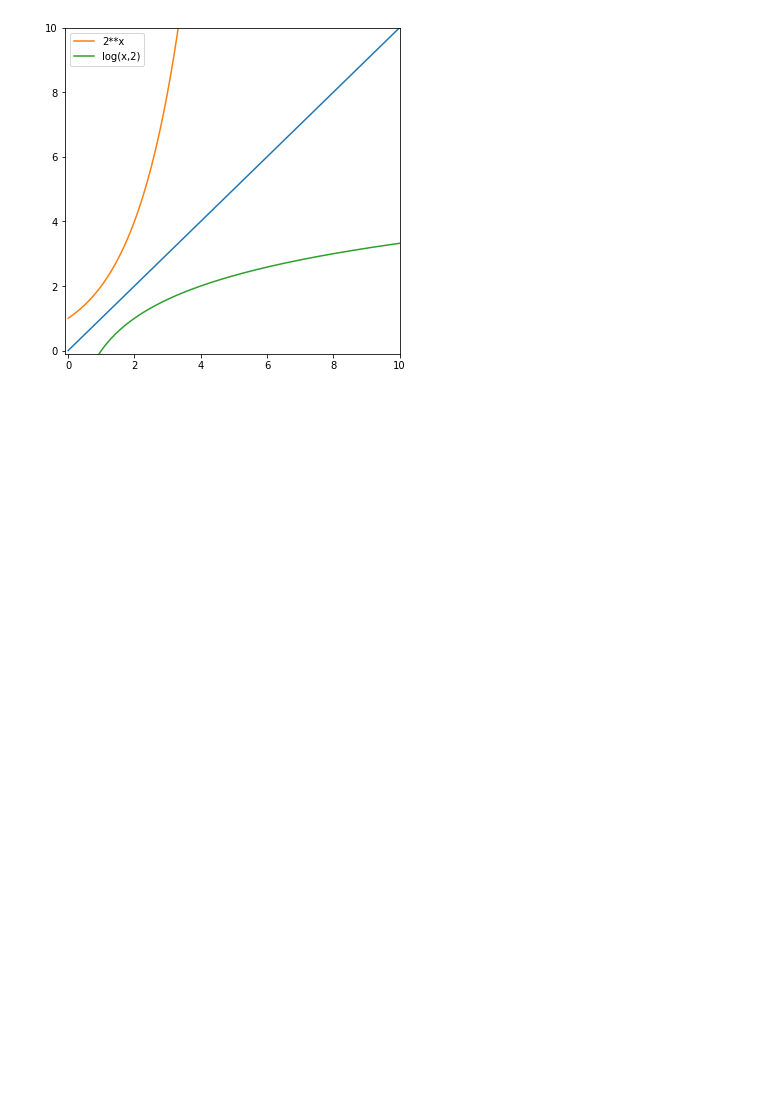
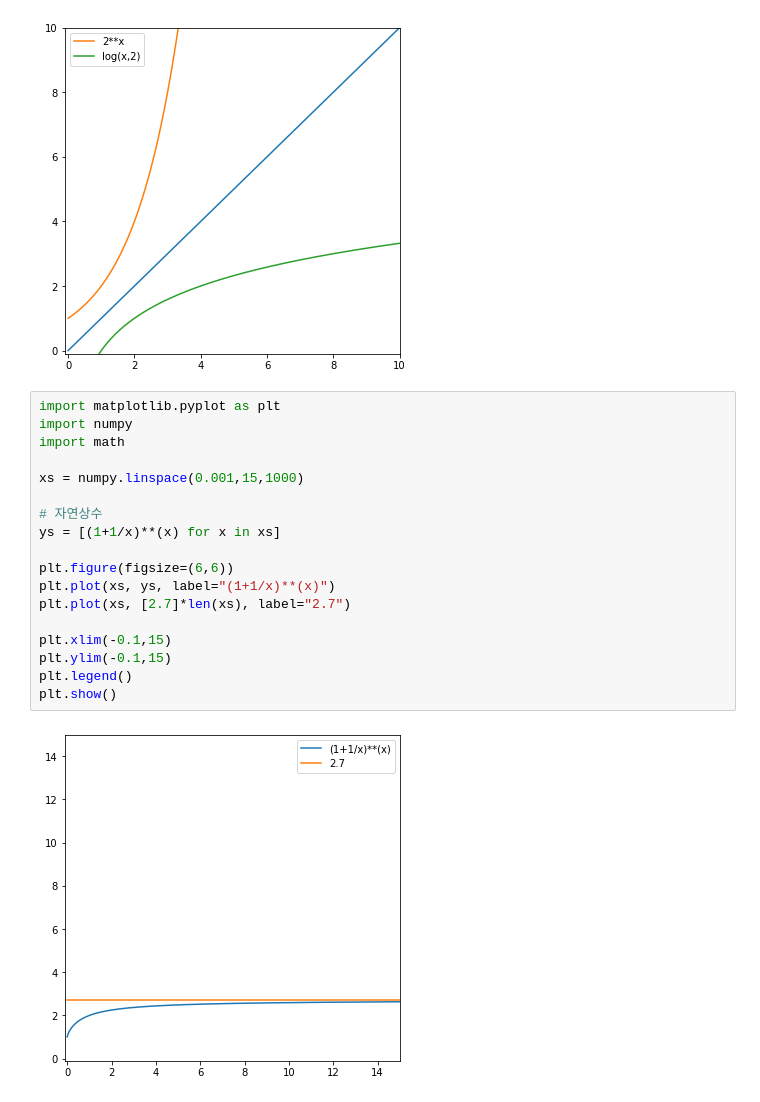
Before and after one commit to zergswim/statistics, a Jupyter notebook: derivative.ipynb, the cells around one changed output. Cells and saved outputs as stored; diff of their text form; blank space fills up the shorter version.

```diff
--- a/derivative.ipynb
+++ b/derivative.ipynb
@@ -52,3 +52,23 @@ plt.legend()
 plt.show()
 # %% [output]
 [figure]
+# %%
+import matplotlib.pyplot as plt
+import numpy
+import math
+
+xs = numpy.linspace(0.001,15,1000)
+
+# 자연상수
+ys = [(1+1/x)**(x) for x in xs]
+
+plt.figure(figsize=(6,6))
+plt.plot(xs, ys, label="(1+1/x)**(x)")
+plt.plot(xs, [2.7]*len(xs), label="2.7")
+
+plt.xlim(-0.1,15)
+plt.ylim(-0.1,15)
+plt.legend()
+plt.show()
+# %% [output]
+[figure, added]
```
